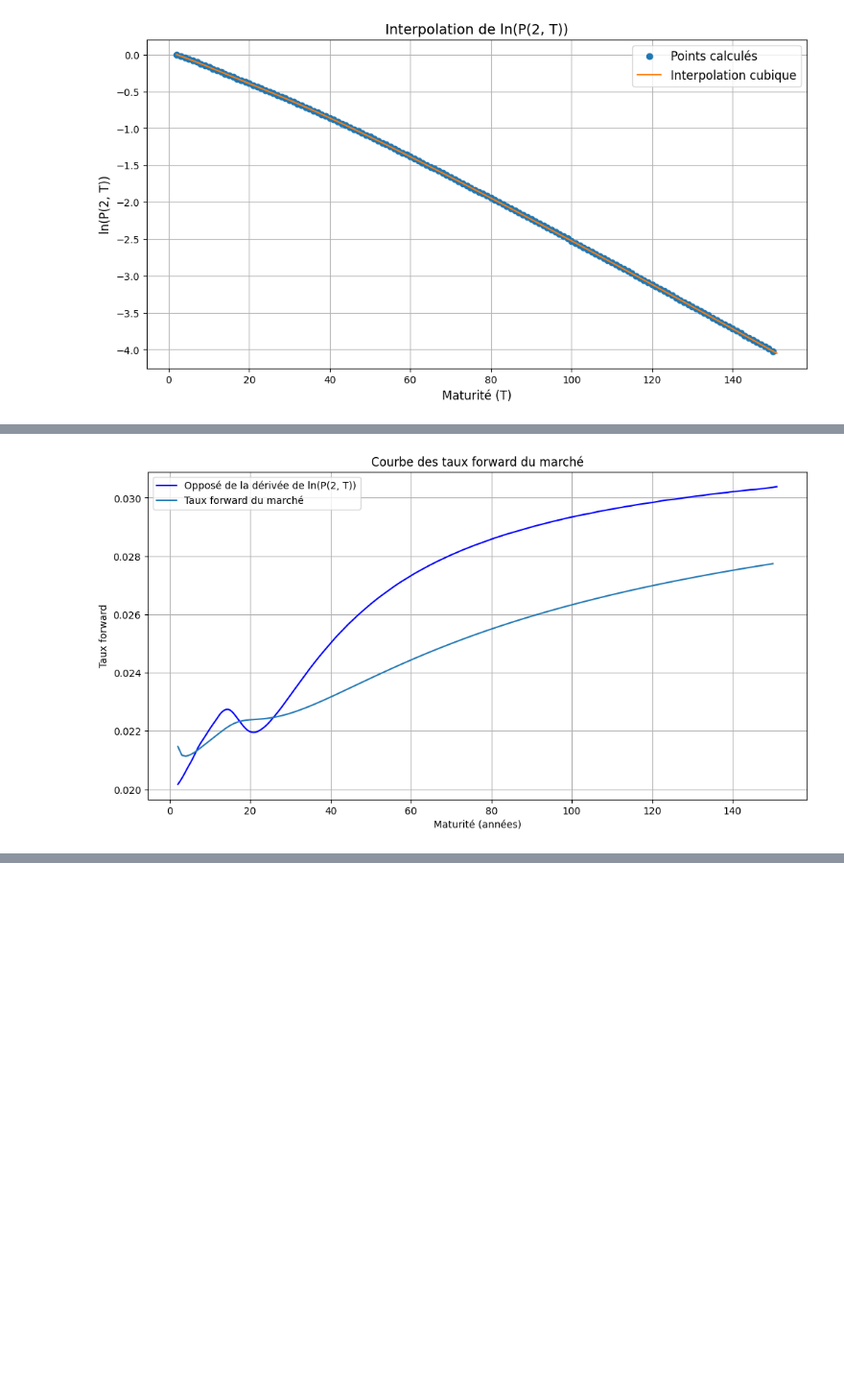
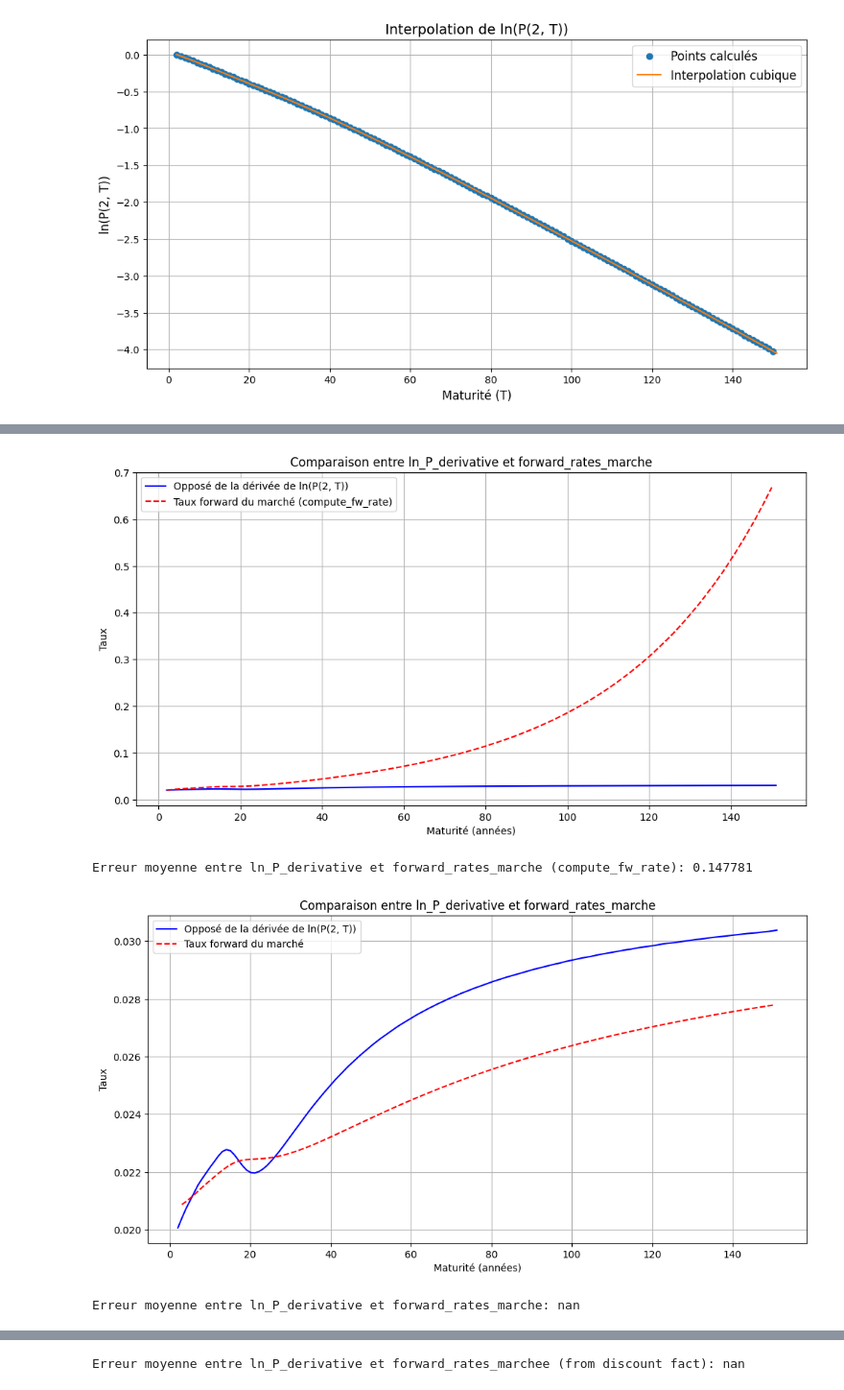
Before and after one commit to massine-djn/StatApp_GSE, a Jupyter notebook: main.ipynb, the cells around one changed output, grey strips where cells are left out. Shown at 96% size. Saved outputs shown, nothing was run; the diff lists cells and outputs as text; code cells hidden in the pictures; blank space fills up the shorter version.

```diff
--- a/main.ipynb
+++ b/main.ipynb
@@ -682,7 +617,7 @@ for T in T_values:
 interpolateur_ln_P = CubicSpline(T_values, ln_P_values, extrapolate=True)
 
 # Tracé de la courbe interpolée
-T_dense = np.linspace(2, 151, 500)
+T_dense = np.linspace(2, 151, 149)
 ln_P_dense = interpolateur_ln_P(T_dense)
 
 plt.figure(figsize=(12, 6))
@@ -787,19 +634,75 @@ plt.show()
 # %%
+# Calcul de l'opposé de la dérivée de ln(P(2, T)) à l'aide de l'interpolateur
+ln_P_derivative = -interpolateur_ln_P.derivative()(T_dense)
+
+
 def forward_rate_marche(t,T):
     fwr_m = (-np.log(prices_zero_coupon_marche[T])+np.log(prices_zero_coupon_marche[t]))/(T-t)
     return fwr_m
-# Calcul des taux forward du marché f(1,T)
-forward_rates_marche = {T : forward_rate_marche(1, T) for T in range(2, 151)}
+
+
+
+
+def forward_rate_from_discount(t, T):
+    P_t = discount_factor(t)
+    P_T = discount_factor(T)
+    return (np.log(P_t) - np.log(P_T)) / (T - t)
+
+
+
+forward_rates_marche_computed = {T : compute_forward_rate(2, T) for T in range(2,151)}
+
+
+# Figure: Comparaison entre ln_P_derivative et forward_rates_marche
+plt.figure(figsize=(12, 6))
+plt.plot(T_dense, ln_P_derivative, label="Opposé de la dérivée de ln(P(2, T))", color='blue')
+plt.plot(forward_rates_marche_computed.keys(), forward_rates_marche_computed.values(), label="Taux forward du marché (compute_fw_rate)", color='red', linestyle='--')
+plt.xlabel('Maturité (années)')
+plt.ylabel('Taux')
+plt.title('Comparaison entre ln_P_derivative et forward_rates_marche')
+plt.legend()
+plt.grid()
+plt.show()
+
+# Calcul de l'erreur moyenne
+error_1 = np.mean(np.abs(ln_P_derivative - list(forward_rates_marche_computed.values())))
+print(f"Erreur moyenne entre ln_P_derivative et forward_rates_marche (compute_fw_rate): {error_1:.6f}")
+
+forward_rates_marche = {T: forward_rate_marche(2, T) for T in range(2,151)}
+
+# Figure: Comparaison entre ln_P_derivative et forward_rates_marche
+plt.figure(figsize=(12, 6))
+plt.plot(T_dense, ln_P_derivative, label="Opposé de la dérivée de ln(P(2, T))", color='blue')
+plt.plot(forward_rates_marche.keys(), forward_rates_marche.values(), label="Taux forward du marché", color='red', linestyle='--')
+plt.xlabel('Maturité (années)')
+plt.ylabel('Taux')
+plt.title('Comparaison entre ln_P_derivative et forward_rates_marche')
+plt.legend()
+plt.grid()
+plt.show()
+
+# Calcul de l'erreur moyenne
+error_2 = np.mean(np.abs(ln_P_derivative - list(forward_rates_marche.values())))
+print(f"Erreur moyenne entre ln_P_derivative et forward_rates_marche: {error_2:.6f}")
+
+forward_rates_marchee = {T: forward_rate_from_discount(2, T) for T in range(2,151)}
+
 # Affichage des résultats
 plt.figure(figsize=(12, 6))
-
 plt.plot(T_dense, ln_P_derivative, label="Opposé de la dérivée de ln(P(2, T))", color='blue')
-plt.plot(forward_rates_marche.keys(), forward_rates_marche.values(), label='Taux forward du marché')
+plt.plot(forward_rates_marchee.keys(), forward_rates_marchee.values(), label='Taux forward du marché (from discount fact)', color='red', linestyle='--')
 plt.xlabel('Maturité (années)')
 plt.ylabel('Taux forward')
 plt.legend()
 plt.title('Courbe des taux forward du marché')
 plt.grid()
 plt.show()
+
+# Calcul de l'erreur moyenne
+error_3 = np.mean(np.abs(ln_P_derivative - list(forward_rates_marchee.values())))
+print(f"Erreur moyenne entre ln_P_derivative et forward_rates_marchee (from discount fact): {error_3:.6f}")
 # %% [output]
-[figure, old version]
+[figure, new version]
+Erreur moyenne entre ln_P_derivative et forward_rates_marche (compute_fw_rate): 0.147781
+[figure, added]
+Erreur moyenne entre ln_P_derivative et forward_rates_marche: nan
@@ -805,0 +710 @@ plt.show()
+Erreur moyenne entre ln_P_derivative et forward_rates_marchee (from discount fact): nan
```
Also changed, not shown: parts of 10 cells of this notebook.
